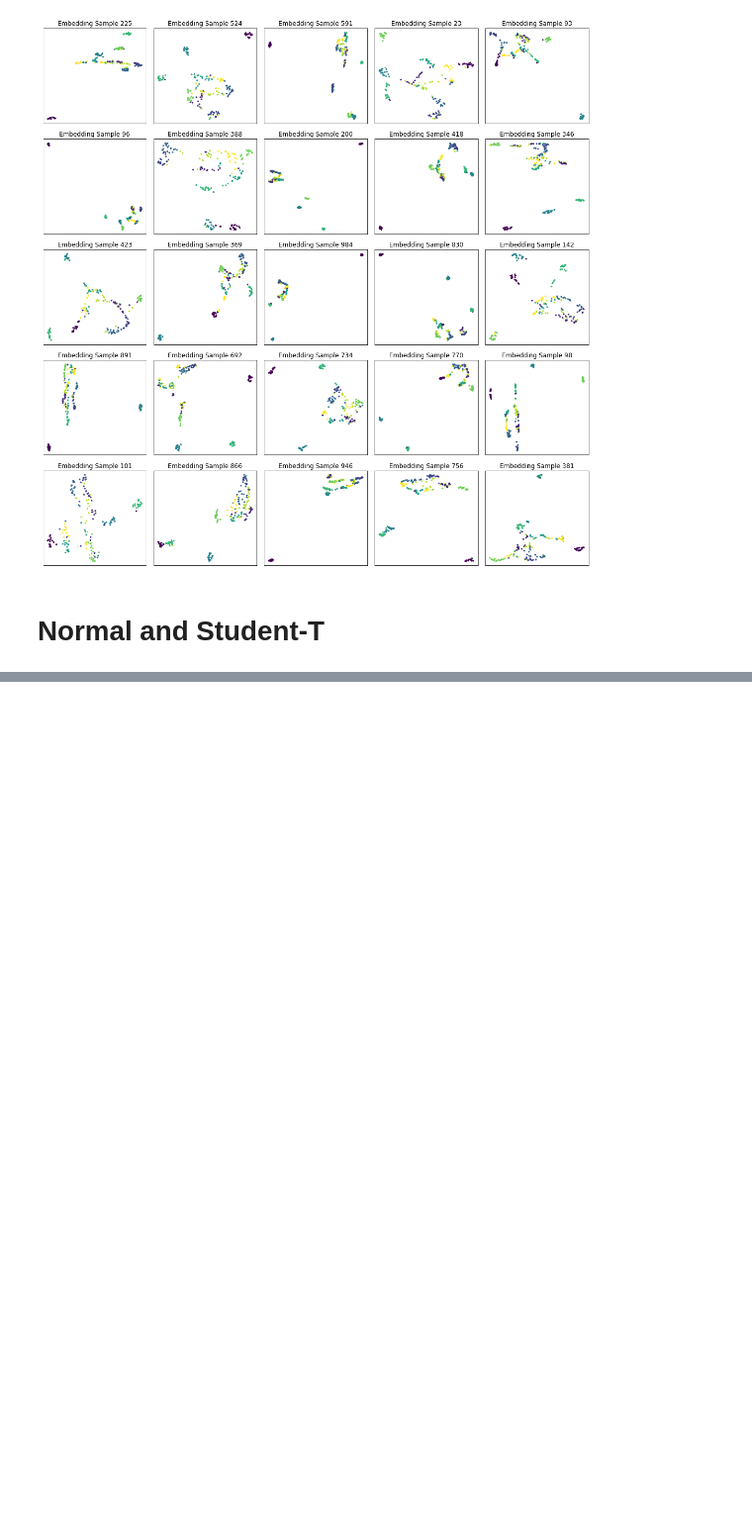
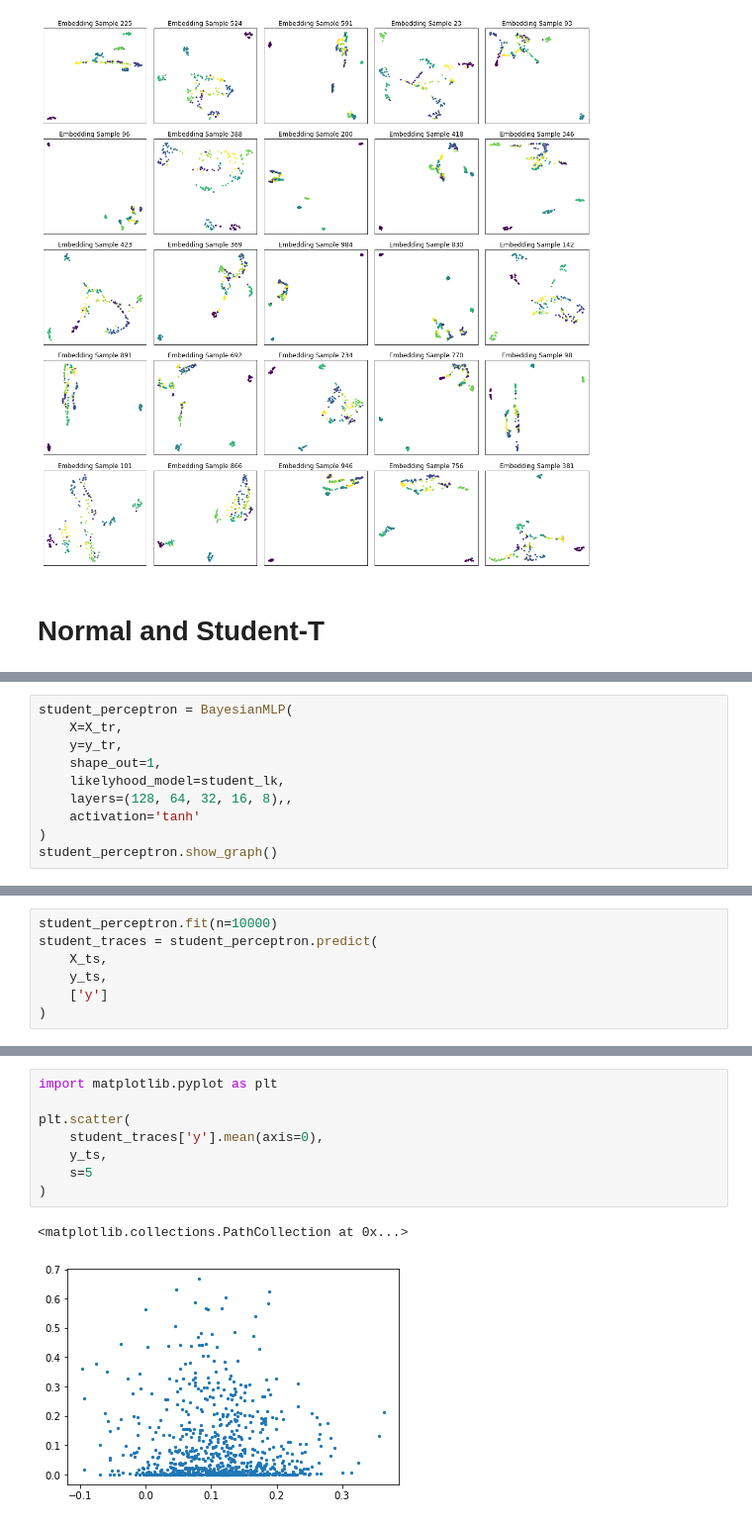
Before and after one commit to vb690/bayesian_ANN, a Jupyter notebook: perceptron_testing.py.ipynb, the cells around one changed output, grey strips where cells are left out. Shown at 99% size. Saved outputs shown, nothing was run; the diff lists cells and outputs as text; blank space fills up the shorter version.

```diff
--- a/perceptron_testing.py.ipynb
+++ b/perceptron_testing.py.ipynb
@@ -124,0 +192,10 @@ visualize_embedding(
+# %%
+student_perceptron = BayesianMLP(
+    X=X_tr,
+    y=y_tr,
+    shape_out=1,
+    likelyhood_model=student_lk,
+    layers=(128, 64, 32, 16, 8),,
+    activation='tanh'
+)
+student_perceptron.show_graph()
@@ -124,0 +204,7 @@ visualize_embedding(
+# %%
+student_perceptron.fit(n=10000)
+student_traces = student_perceptron.predict(
+    X_ts,
+    y_ts,
+    ['y']
+)
@@ -124,0 +215,11 @@ visualize_embedding(
+# %%
+import matplotlib.pyplot as plt
+
+plt.scatter(
+    student_traces['y'].mean(axis=0),
+    y_ts,
+    s=5
+)
+# %% [output]
+<matplotlib.collections.PathCollection at 0x...>
+[figure, added]
```
Also changed, not shown: parts of 8 cells of this notebook, 5 other files.
